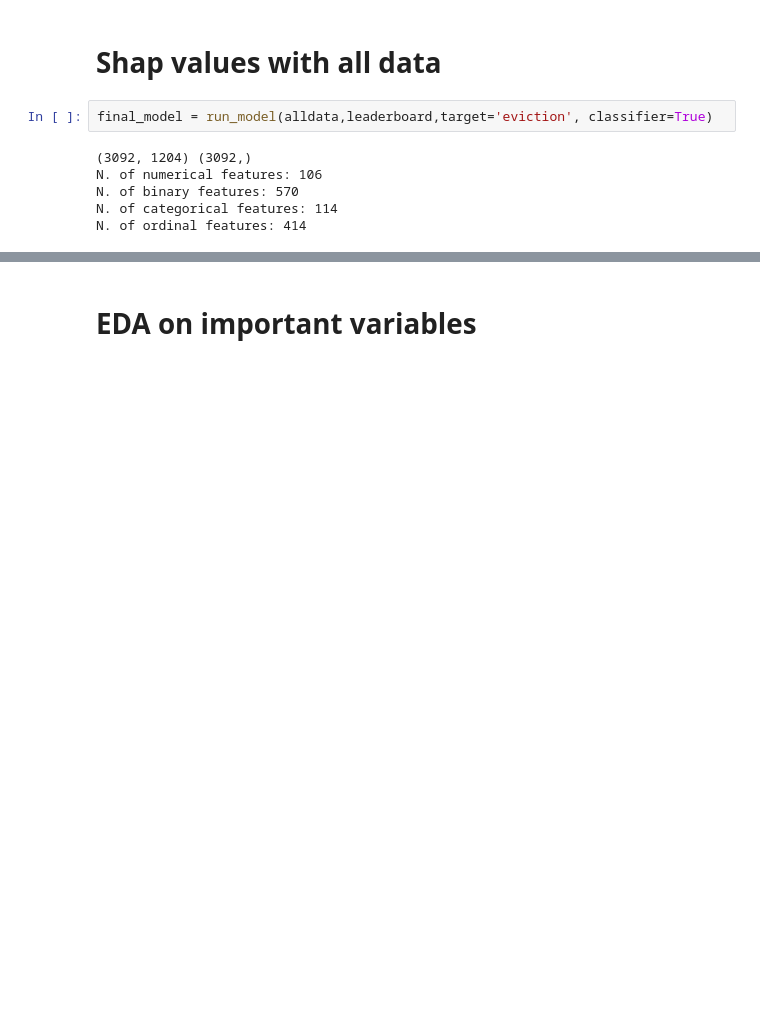
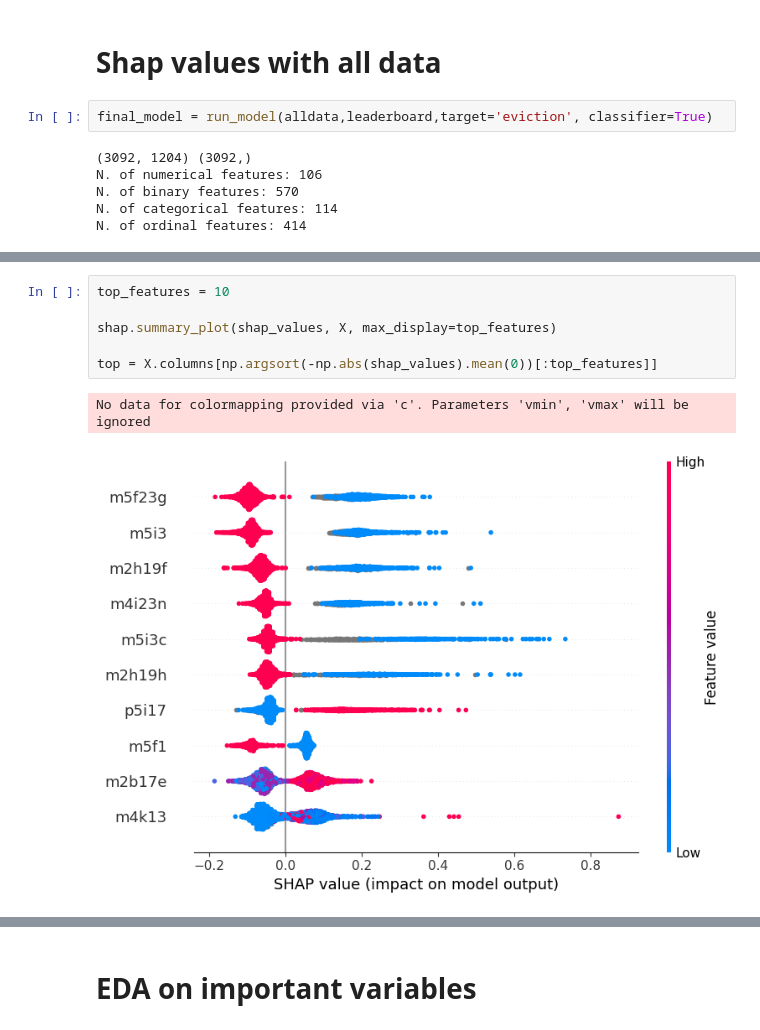
Before and after one commit to belisards/ff_applied_ml, a Jupyter notebook: code/06-final-model-catboost.ipynb, the cells around one changed output, grey strips where cells are left out. Cells and saved outputs as stored; diff of their text form; blank space fills up the shorter version.

```diff
--- a/code/06-final-model-catboost.ipynb
+++ b/code/06-final-model-catboost.ipynb
@@ -134,0 +138,9 @@ feat_2id(top)
+# %%
+top_features = 10
+
+shap.summary_plot(shap_values, X, max_display=top_features)
+
+top = X.columns[np.argsort(-np.abs(shap_values).mean(0))[:top_features]]
+# %% [output]
+No data for colormapping provided via 'c'. Parameters 'vmin', 'vmax' will be ignored
+[figure, added]
```
Also changed, not shown: parts of 12 cells of this notebook, 4 other files.
